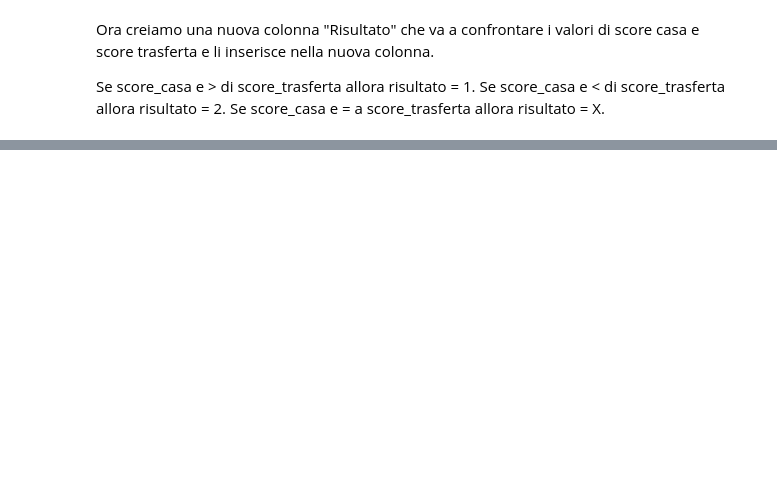
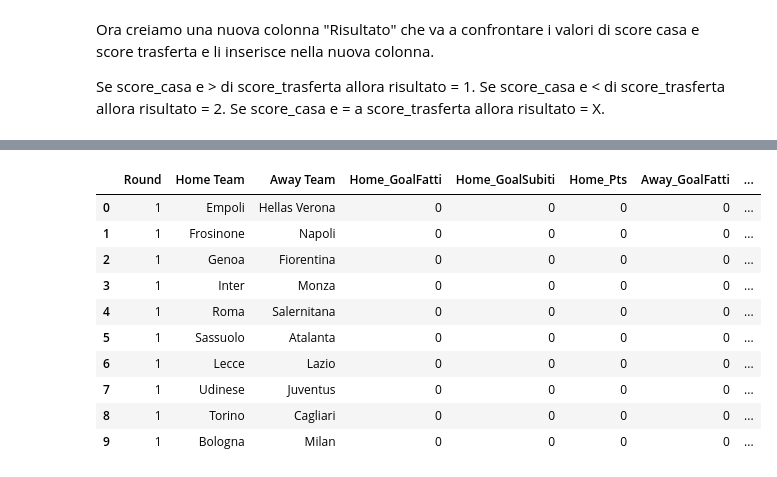
Before and after one commit to DavideJohn/IDS, a Jupyter notebook: laboratori/ProgettoFinale/ProgettoFinale.ipynb, the cells around one changed output, grey strips where cells are left out. Cells and saved outputs as stored; diff of their text form; code cells hidden in the pictures; blank space fills up the shorter version.

```diff
--- a/laboratori/ProgettoFinale/ProgettoFinale.ipynb
+++ b/laboratori/ProgettoFinale/ProgettoFinale.ipynb
@@ -95,0 +107,7 @@ matches.head()
+# %%
+# Iniziamo isolando i dati di addestramento (giornate 1-32) e di test (giornate 33-38)
+train_df = matches[matches["Round"] <= 32].copy()
+test_df = matches[matches["Round"] >= 33].copy()
+
+# Mostriamo un riepilogo delle dimensioni e le prime righe di ciascun set
+train_df.head()
@@ -95,0 +131,84 @@ matches.head()
+# %%
+# Lista di tutte le squadre
+teams = pd.unique(train_df[['Home Team', 'Away Team']].values.ravel())
+
+# Iniziamo costruendo un dizionario con le statistiche iniziali per ogni squadra
+team_stats = {team: {
+    'partite_giocate': 0,
+    'gol_fatti': 0,
+    'gol_subiti': 0,
+    'vittorie': 0,
+    'pareggi': 0,
+    'sconfitte': 0,
+    'punti': 0
+} for team in teams}
+
+# Creeremo una lista per memorizzare le feature per ogni riga
+match_features = []
+
+# Ordiniamo per giornata per mantenere la cronologia
+train_df = train_df.sort_values(by="Round")
+
+# Cicliamo sulle partite per generare statistiche aggiornate PRIMA di ogni match
+for idx, row in train_df.iterrows():
+    home = row['Home Team']
+    away = row['Away Team']
+    gh = row['Score_casa']
+    ga = row['Score_trasferta']
+    result = row['Risultato']
+
+    # Recuperiamo le statistiche PRIMA della partita
+    home_stats = team_stats[home].copy()
+    away_stats = team_stats[away].copy()
+
+    # Salviamo le feature
+    match_features.append({
+        'Round': row['Round'],
+        'Home Team': home,
+        'Away Team': away,
+        'Home_GoalFatti': home_stats['gol_fatti'],
+        'Home_GoalSubiti': home_stats['gol_subiti'],
+        'Home_Pts': home_stats['punti'],
+        'Away_GoalFatti': away_stats['gol_fatti'],
+        'Away_GoalSubiti': away_stats['gol_subiti'],
+        'Away_Pts': away_stats['punti'],
+        'Risultato': result
+    })
+
+    # Dopo aver salvato, aggiorniamo le statistiche
+    team_stats[home]['partite_giocate'] += 1
+    team_stats[away]['partite_giocate'] += 1
+    team_stats[home]['gol_fatti'] += gh
+    team_stats[home]['gol_subiti'] += ga
+    team_stats[away]['gol_fatti'] += ga
+    team_stats[away]['gol_subiti'] += gh
+
+    if result == '1':
+        team_stats[home]['vittorie'] += 1
+        team_stats[home]['punti'] += 3
+        team_stats[away]['sconfitte'] += 1
+    elif result == '2':
+        team_stats[away]['vittorie'] += 1
+        team_stats[away]['punti'] += 3
+        team_stats[home]['sconfitte'] += 1
+    elif result == 'X':
+        team_stats[home]['pareggi'] += 1
+        team_stats[away]['pareggi'] += 1
+        team_stats[home]['punti'] += 1
+        team_stats[away]['punti'] += 1
+
+# Convertiamo la lista di dizionari in un DataFrame
+train_features_df = pd.DataFrame(match_features)
+train_features_df.head(10)
+# %% [output]
+|  | Round | Home Team | Away Team | Home_GoalFatti | Home_GoalSubiti | Home_Pts | Away_GoalFatti | ... |
+| 0 | 1 | Empoli | Hellas Verona | 0 | 0 | 0 | 0 | ... |
+| 1 | 1 | Frosinone | Napoli | 0 | 0 | 0 | 0 | ... |
+| 2 | 1 | Genoa | Fiorentina | 0 | 0 | 0 | 0 | ... |
+| 3 | 1 | Inter | Monza | 0 | 0 | 0 | 0 | ... |
+| 4 | 1 | Roma | Salernitana | 0 | 0 | 0 | 0 | ... |
+| 5 | 1 | Sassuolo | Atalanta | 0 | 0 | 0 | 0 | ... |
+| 6 | 1 | Lecce | Lazio | 0 | 0 | 0 | 0 | ... |
+| 7 | 1 | Udinese | Juventus | 0 | 0 | 0 | 0 | ... |
+| 8 | 1 | Torino | Cagliari | 0 | 0 | 0 | 0 | ... |
+| 9 | 1 | Bologna | Milan | 0 | 0 | 0 | 0 | ... |
```
Also changed, not shown: parts of 8 cells of this notebook, 1 other file.
